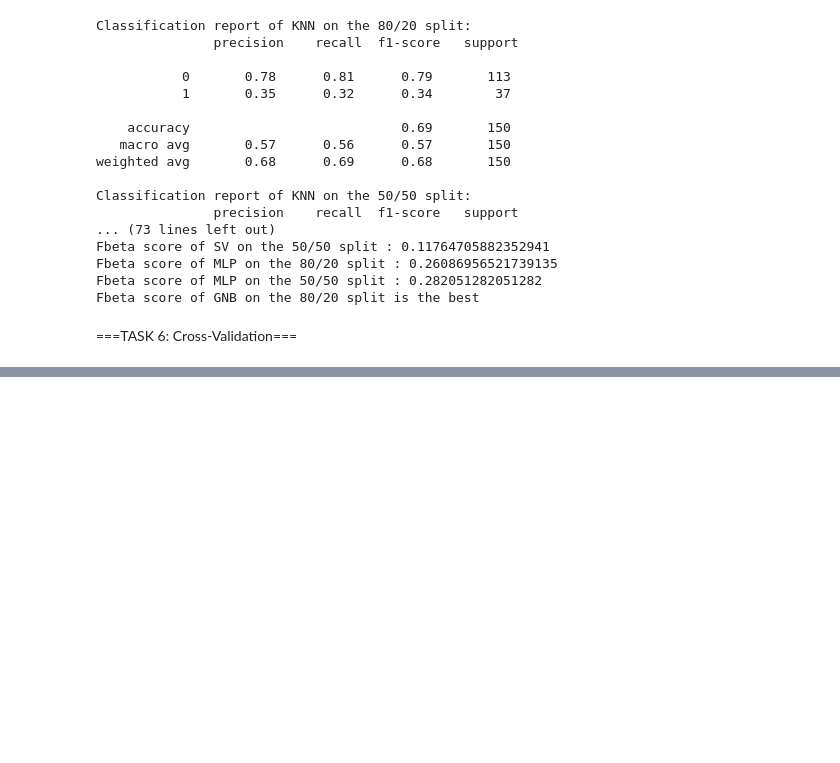
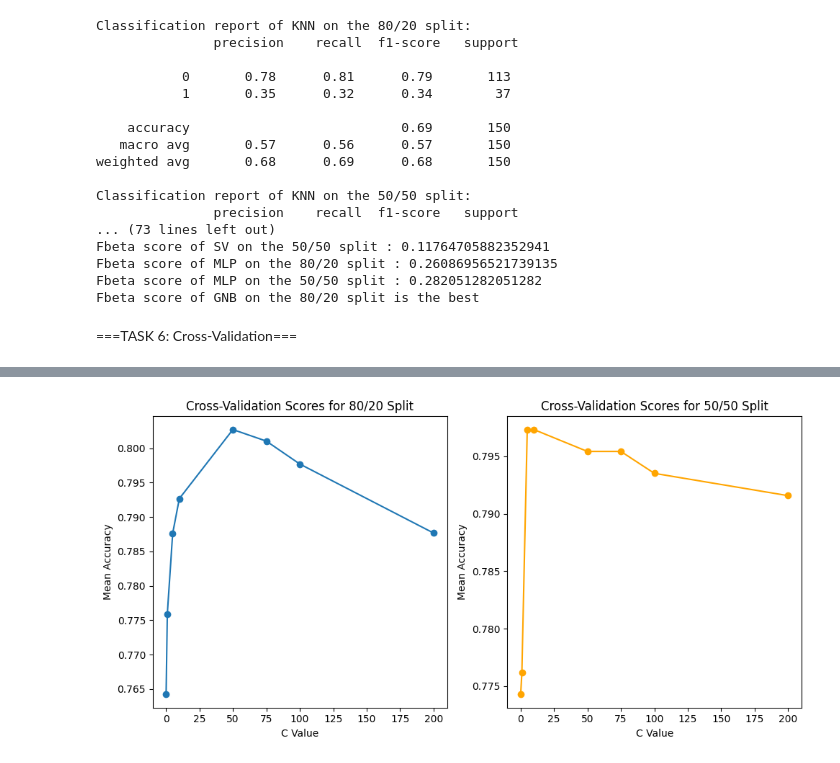
Before and after one commit to JasonvO2222/DA_P3, a Jupyter notebook: DA3notebook.ipynb, the cells around one changed output, grey strips where cells are left out. Saved outputs shown, nothing was run; the diff lists cells and outputs as text; code cells hidden in the pictures; blank space fills up the shorter version.

```diff
--- a/DA3notebook.ipynb
+++ b/DA3notebook.ipynb
@@ -427,3 +427,85 @@ Fbeta score of GNB on the 80/20 split is the best
 # parameter setting. Render plots showing the evaluation scores for each fold. Also render
 # plot(s) showing the difference between not using cross-validation and using cross-validation
 # for this algorithm with both splits.
+
+
+# Firstly applying K-fold on both splits and finding best value for 'C' parameter in SVC
+kf = KFold(n_splits=5, shuffle=True, random_state=11)
+
+parameter_search = {'C': [0.1, 1, 5, 10, 50, 75, 100, 200]}
+
+svc_grid_80 = GridSearchCV(SVC(), parameter_search, cv=kf, scoring='accuracy')
+svc_grid_50 = GridSearchCV(SVC(), parameter_search, cv=kf, scoring='accuracy')
+
+svc_grid_80.fit(X_train_80, y_train_80)
+svc_80_best_param = svc_grid_80.best_params_
+
+svc_grid_50.fit(X_train_50, y_train_50)
+svc_50_best_param = svc_grid_50.best_params_
+
+print("Best parameter for SVC on 80/20 split:", svc_80_best_param)
+print("Best parameter for SVC on 50/50 split:", svc_50_best_param)
+
+
+
+# Secondly, taking the best 'C' parameter and getting accuracy scores
+svc80_best = SVC(C=svc_80_best_param['C'])
+svc80_best.fit(X_train_80, y_train_80)
+best80_pred = svc80_best.predict(X_test_20)
+svc80_best_accuracy = accuracy_score(y_test_20, best80_pred)
+
+svc50_best = SVC(C=svc_50_best_param['C'])
+svc50_best.fit(X_train_50, y_train_50)
+best50_pred = svc50_best.predict(X_test_50)
+svc50_best_accuracy = accuracy_score(y_test_50, best50_pred)
+
+print("Best accuracy for SVC on 80/20 split after tuning:", svc80_best_accuracy)
+print("Best accuracy for SVC on 50/50 split after tuning:", svc50_best_accuracy)
+
+
+# Thirdly, plotting KFold evaluation scores
+mean_scores_80 = svc_grid_80.cv_results_['mean_test_score']
+mean_scores_50 = svc_grid_50.cv_results_['mean_test_score']
+C_values = parameter_search['C']
+
+plt.figure(figsize=(10, 5))
+plt.subplot(1, 2, 1)
+plt.plot(C_values, mean_scores_80, marker='o')
+plt.title('Cross-Validation scores for 80/20 split')
+plt.xlabel('C Value')
+plt.ylabel('Mean accuracy')
+
+plt.subplot(1, 2, 2)
+plt.plot(C_values, mean_scores_50, marker='o', color='orange')
+plt.title('Cross-Validation scores for 50/50 split')
+plt.xlabel('C Value')
+plt.ylabel('Mean accuracy')
+
+plt.tight_layout()
+plt.show()
+
+
+# Lastly, comparing results of SVC with and without applying KFold cross-validation
+plt.figure(figsize=(8, 6))
+
+acc_before_cv = [sv80_accuracy, sv50_accuracy]
+acc_after_cv = [svc80_best_accuracy, svc50_best_accuracy]
+
+splits = ['80/20 Split', '50/50 Split']
+
+# making sure the bars are next to each other
+x = np.arange(len(splits))
+width = 0.35
+
+fig, ax = plt.subplots(figsize=(8, 6))
+
+bars1 = ax.bar(x - width/2, acc_before_cv, width, label='Before CV')
+bars2 = ax.bar(x + width/2, acc_after_cv, width, label='After CV')
+
+ax.set_xlabel('Data Splits')
+ax.set_ylabel('Accuracy')
+ax.set_title('Comparing accuracy before and after cross-validation')
+ax.set_xticks(x)
+ax.set_xticklabels(splits)
+ax.legend()
+# %% [output]
@@ -429,0 +516 @@ Fbeta score of GNB on the 80/20 split is the best
+[figure, added]
```
Also changed, not shown: parts of 2 cells of this notebook.
